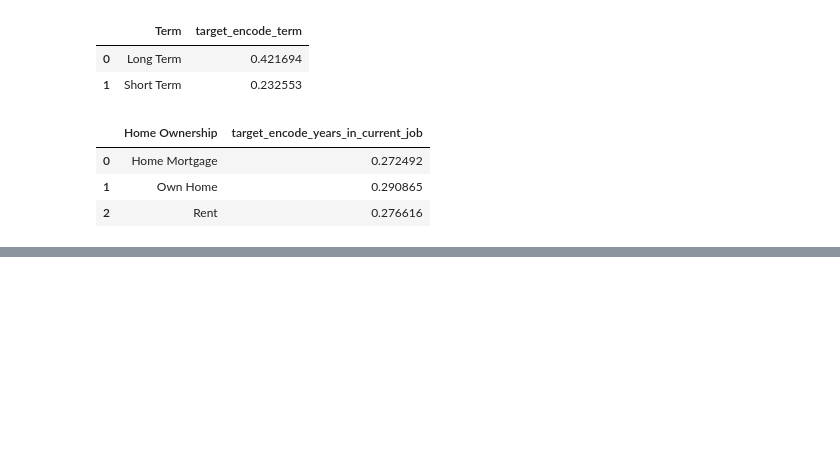
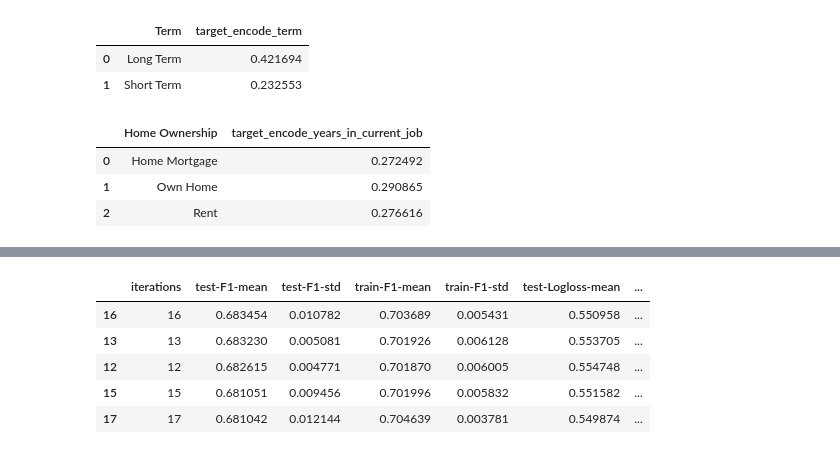
Before and after one commit to adurzin/credit-default, a Jupyter notebook: Credit default.ipynb, the cells around one changed output, grey strips where cells are left out. Saved outputs shown, nothing was run; the diff lists cells and outputs as text; code cells hidden in the pictures; blank space fills up the shorter version.

```diff
--- a/Credit default.ipynb
+++ b/Credit default.ipynb
@@ -942,0 +946,20 @@ feature_importances.sort_values(by='importance', ascending=False)
+# %%
+frozen_params = {'silent':True,
+                 'random_state':21,
+                 'class_weights':[1, weight_min],
+                 'eval_metric':'F1',
+                 'early_stopping_rounds':30,
+                 'cat_features':['Purpose', 'Term', 'Home Ownership']
+#                  'use_best_model':True
+                }
+
+model_catb = catb.CatBoostClassifier(**frozen_params)
+# %%
+params = {'iterations': [50, 100, 200, 300, 350, 400, 450, 500, 600, 700, 1000,  1500, 2000],
+         'max_depth': [2, 3, 4, 5, 6, 7, 8, 9],
+         'reg_lambda': [0.001, 0.01, 0.1, 1, 5, 10, 100, 1000],
+         'learning_rate': [1, 0.1, 0.01, 0.001]}
+# %%
+cv = StratifiedKFold(n_splits=3, random_state=21, shuffle=True)
+# %%
+grid_search = model_catb.grid_search(params, X_train_scaler[NUM_FEATURES], y_train, cv=cv, stratified=True, plot=True, refit=True)
@@ -942,0 +1005,9 @@ feature_importances.sort_values(by='importance', ascending=False)
+# %%
+pd.DataFrame(grid_search['cv_results']).sort_values('test-F1-mean', ascending=False).head()
+# %% [output]
+|  | iterations | test-F1-mean | test-F1-std | train-F1-mean | train-F1-std | test-Logloss-mean | ... |
+| 16 | 16 | 0.683454 | 0.010782 | 0.703689 | 0.005431 | 0.550958 | ... |
+| 13 | 13 | 0.683230 | 0.005081 | 0.701926 | 0.006128 | 0.553705 | ... |
+| 12 | 12 | 0.682615 | 0.004771 | 0.701870 | 0.006005 | 0.554748 | ... |
+| 15 | 15 | 0.681051 | 0.009456 | 0.701996 | 0.005832 | 0.551582 | ... |
+| 17 | 17 | 0.681042 | 0.012144 | 0.704639 | 0.003781 | 0.549874 | ... |
```
Also changed, not shown: parts of 18 cells of this notebook, 10 other files.
